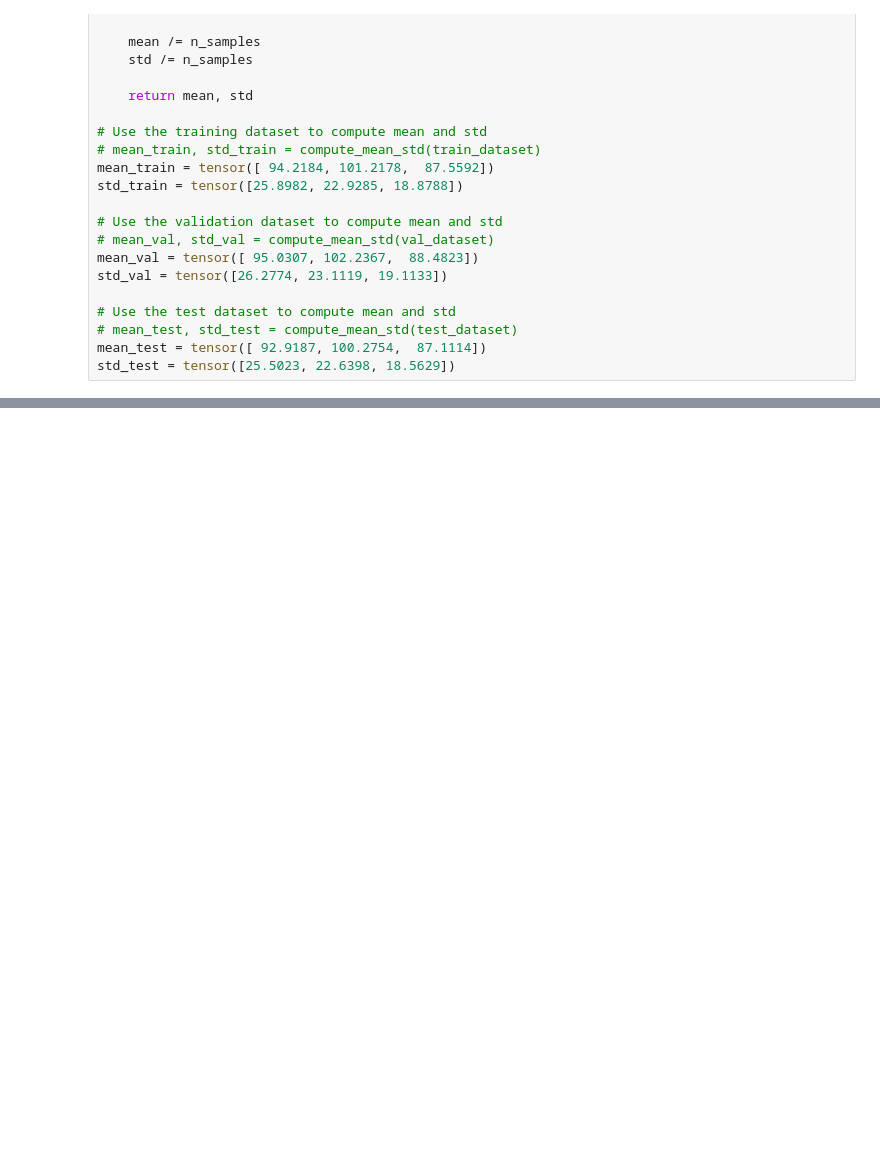
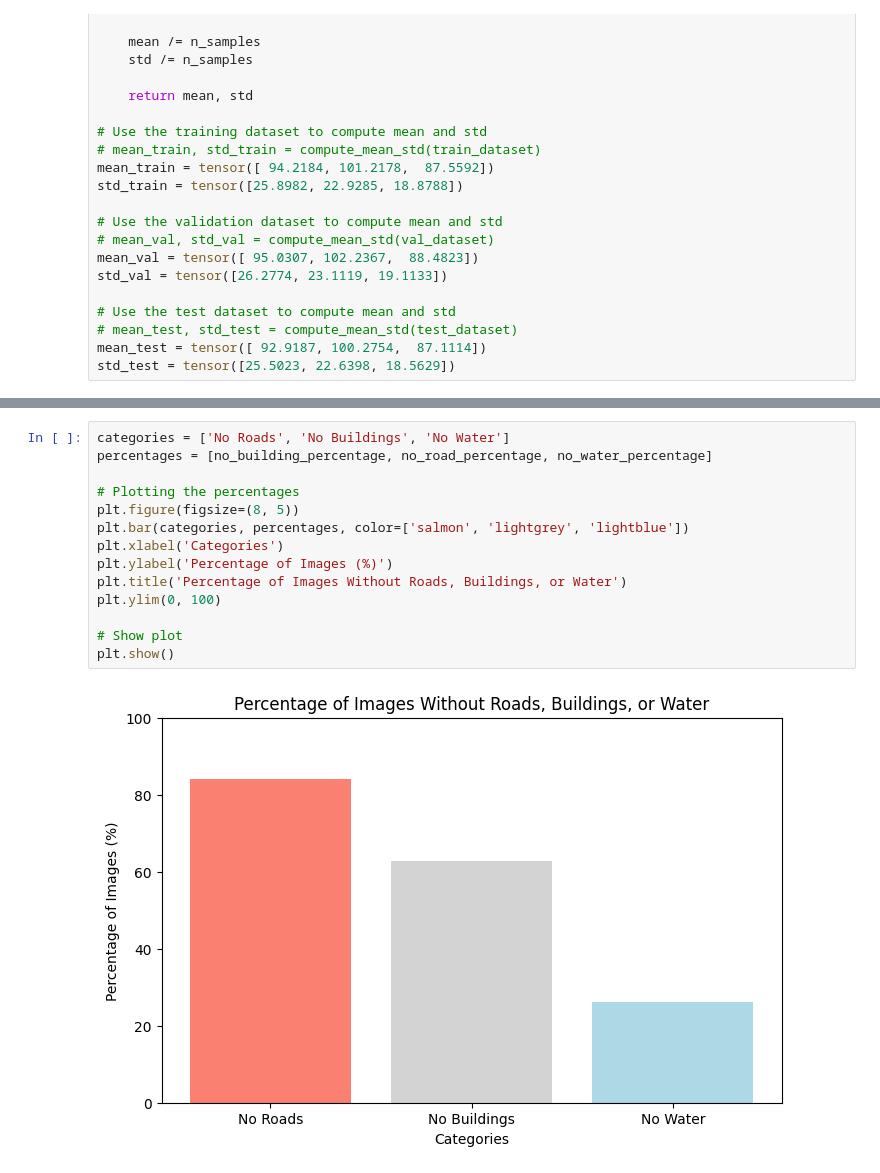
Before and after one commit to tangos974/ml4earth, a Jupyter notebook: data_explo.ipynb, the cells around one changed output, grey strips where cells are left out. Drawn from its saved outputs; the diff is of its cells as text; blank space fills up the shorter version.

```diff
--- a/data_explo.ipynb
+++ b/data_explo.ipynb
@@ -183,0 +229,16 @@ We can see how it helps makes differences 'stand out'
+# %%
+categories = ['No Roads', 'No Buildings', 'No Water']
+percentages = [no_building_percentage, no_road_percentage, no_water_percentage]
+
+# Plotting the percentages
+plt.figure(figsize=(8, 5))
+plt.bar(categories, percentages, color=['salmon', 'lightgrey', 'lightblue'])
+plt.xlabel('Categories')
+plt.ylabel('Percentage of Images (%)')
+plt.title('Percentage of Images Without Roads, Buildings, or Water')
+plt.ylim(0, 100)
+
+# Show plot
+plt.show()
+# %% [output]
+[figure, added]
```
Also changed, not shown: parts of 12 cells of this notebook, 1 other file.
